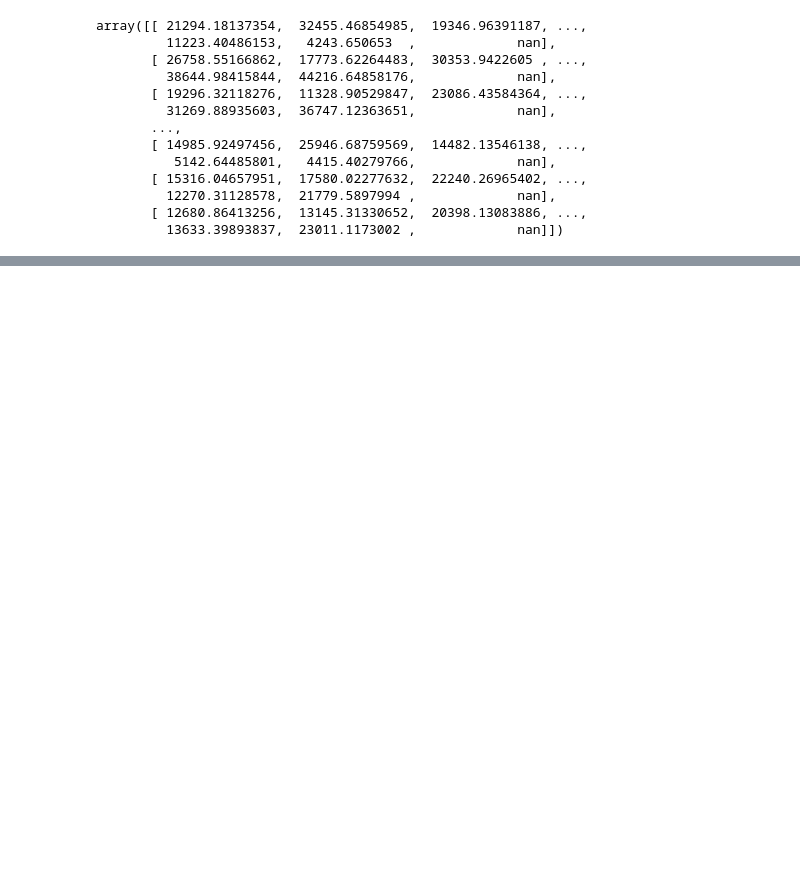
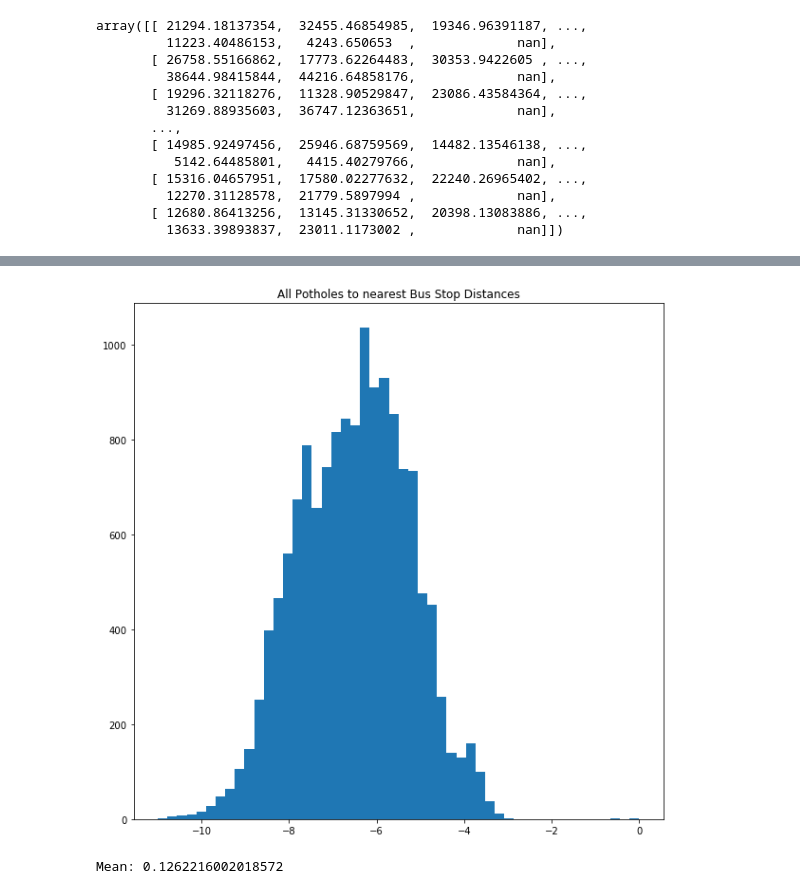
Before and after one commit to mac011/Pr_087, a Jupyter notebook: python_notebooks/vinh.ipynb, the cells around one changed output, grey strips where cells are left out. Drawn from its saved outputs; the diff is of its cells as text; code cells hidden in the pictures; blank space fills up the shorter version.

```diff
--- a/python_notebooks/vinh.ipynb
+++ b/python_notebooks/vinh.ipynb
@@ -51,0 +66,19 @@ array([[ 21294.18137354,  32455.46854985,  19346.96391187, ...,
+# %%
+allPotholes = pd.concat([closedPotholes, openPotholes])
+bus_stops = pd.read_csv('../clean_data/clean_bus_stops.csv')
+bus_stops = bus_stops[~np.isnan(bus_stops['LONGITUDE'])]
+bus_stops = bus_stops[bus_stops['LONGITUDE'] != 0]
+# %%
+open_pot_coordinates = np.asarray(allPotholes[['lat','long']])
+bus_stops_coordinates = np.asarray(bus_stops[['LATITUDE','LONGITUDE']])
+# %%
+dist_bus_data = scipy.spatial.distance.cdist(open_pot_coordinates,bus_stops_coordinates)
+min_dist_indices = np.zeros(dist_bus_data.shape[0])
+min_dists = np.zeros(dist_bus_data.shape[0])
+
+for i in range(0,dist_bus_data.shape[0]):
+    _ = np.argmin(dist_bus_data[i])
+    min_dists[i] = dist_bus_data[i][_]
+    min_dist_indices[i] = _
+    if dist_bus_data[i][_] > 20:
+        print('WTF',i,':',dist_bus_data[i][_])
@@ -51,0 +103,14 @@ array([[ 21294.18137354,  32455.46854985,  19346.96391187, ...,
+# %%
+min_dists = pd.Series(min_dists).dropna()
+# %%
+#All Potholes to nearest Bus Stop Distances
+plt.close()
+plt.figure(figsize=(10,10))
+plt.hist(np.log(min_dists), 50, range=[-11,0])
+plt.title('All Potholes to nearest Bus Stop Distances')
+plt.show()
+plt.close()
+print('Mean:',np.mean(min_dists))
+# %% [output]
+[figure, added]
+Mean: 0.1262216002018572
```
Also changed, not shown: parts of 9 cells of this notebook, 3 other files.
